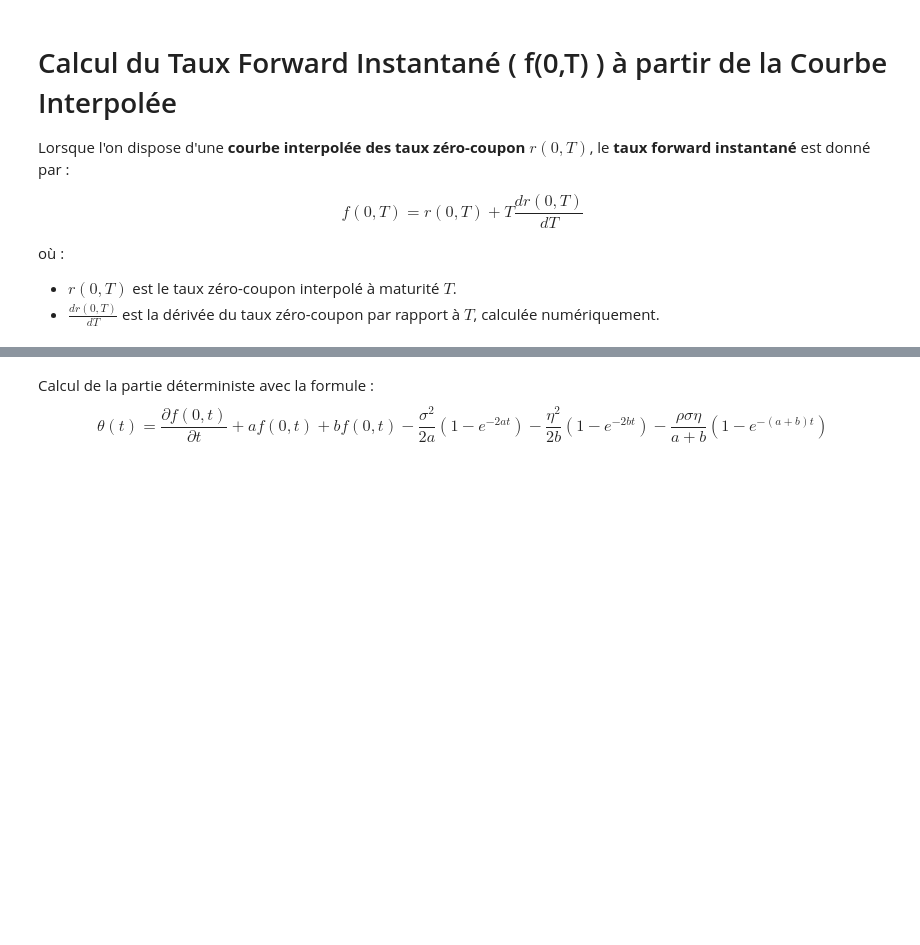
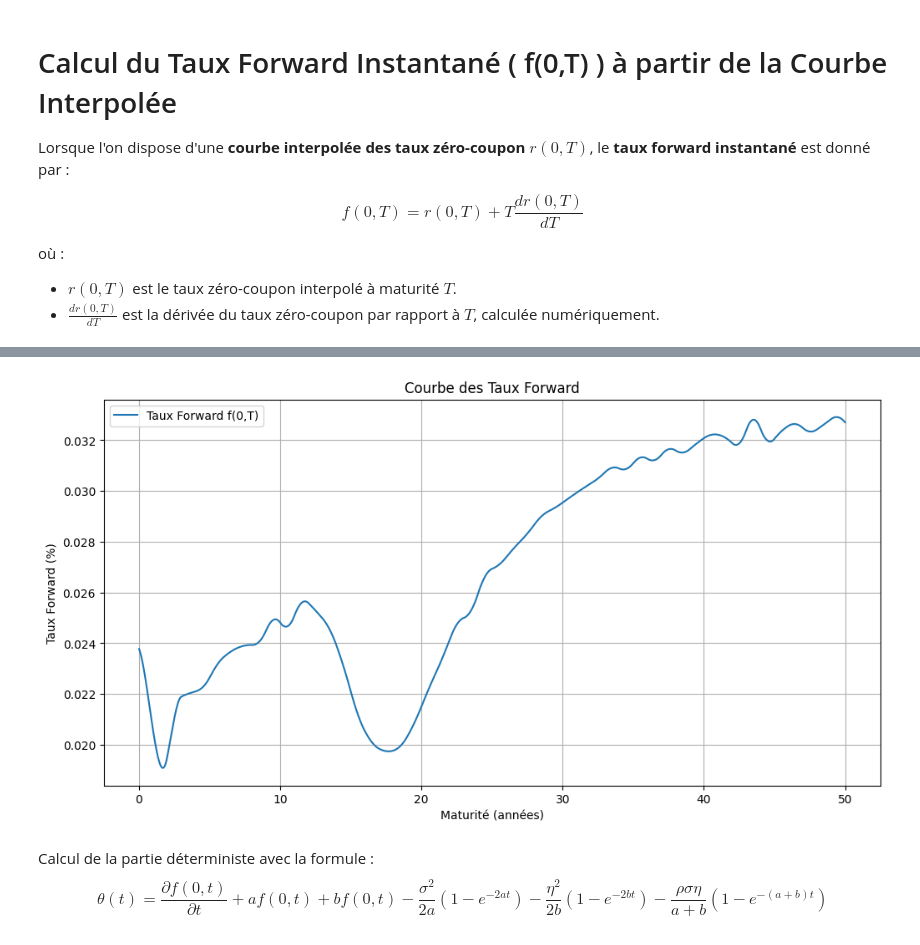
Before and after one commit to massine-djn/StatApp_GSE, a Jupyter notebook: main.ipynb, the cells around one changed output, grey strips where cells are left out. Cells and saved outputs as stored; diff of their text form; code cells hidden in the pictures; blank space fills up the shorter version.

```diff
--- a/main.ipynb
+++ b/main.ipynb
@@ -300,3 +311,15 @@ print(df_forward_rates)
+# %%
+# Tracé de la courbe des taux forward
+plt.figure(figsize=(12, 6))
+plt.plot(df_forward_rates["Maturité"], df_forward_rates["Taux Forward f(0,T)"], label='Taux Forward f(0,T)')
+plt.xlabel('Maturité (années)')
+plt.ylabel('Taux Forward (%)')
+plt.legend()
+plt.title('Courbe des Taux Forward')
+plt.grid()
+plt.show()
+# %% [output]
+[figure, added]
 # %% [markdown]
 Calcul de la partie déterministe avec la formule :
 $$
```
Also changed, not shown: parts of 19 cells of this notebook.
